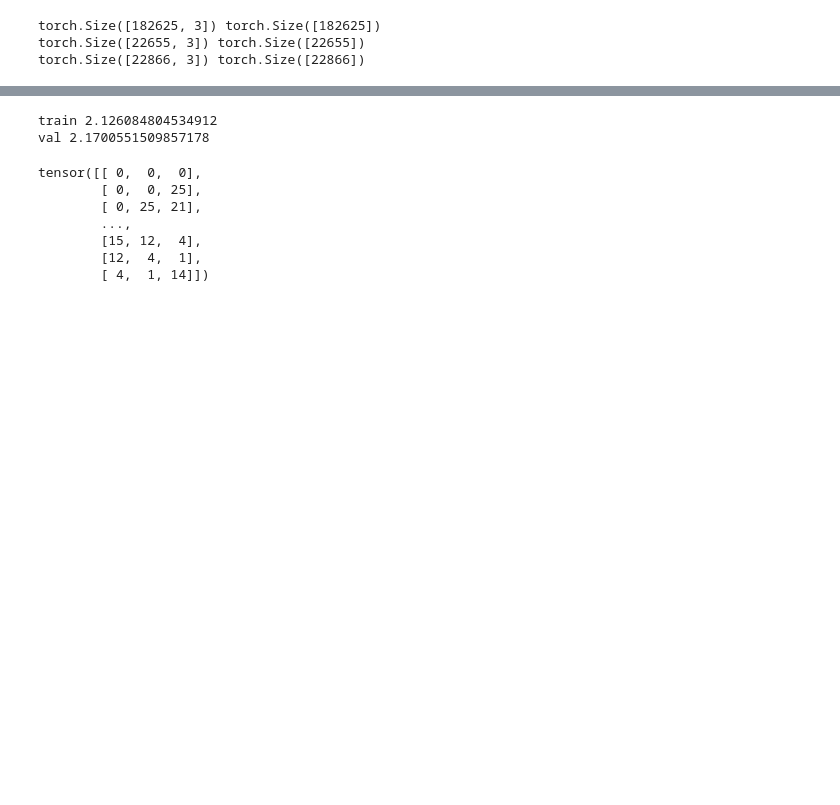
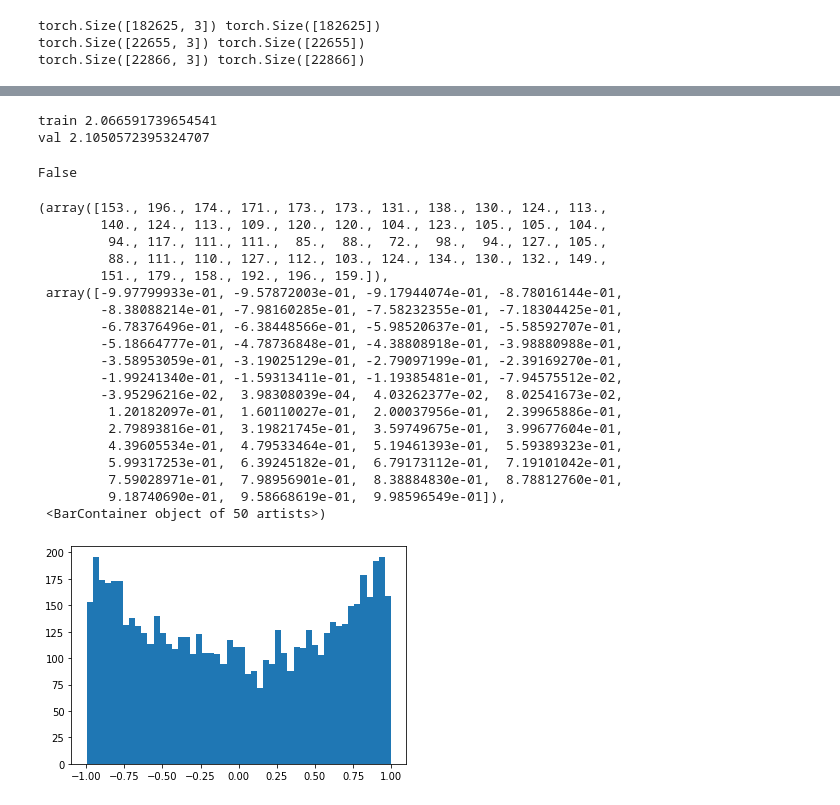
Before and after one commit to eric212chan/makemore, a Jupyter notebook: build_makemore_mlp2.ipynb, the cells around one changed output, grey strips where cells are left out. Drawn from its saved outputs; the diff is of its cells as text; code cells hidden in the pictures; blank space fills up the shorter version.

```diff
--- a/build_makemore_mlp2.ipynb
+++ b/build_makemore_mlp2.ipynb
@@ -79,20 +139,35 @@ batch_size = 32
 lossi = []
 
 for i in range(max_steps):
-    #mini batch
+    #mini batch , randomly select 32 training data with sample replacement
     ix = torch.randint(0, Xtr.shape[0], (batch_size,), generator=g)
     Xb, Yb = Xtr[ix], Ytr[ix]
     #forward pass
-    emb = C[Xb] #embed the chars into vectors
-    embcat = emb.view(emb.shape[0], -1) #concatenate the vectors
-    hpreact = embcat @ W1 + b1 # hidden layer pre-activation
-    h = torch.tanh(hpreact) #hidden layer
-    logits = h @ W2 + b2 # output layer
+    emb = C[Xb] #embed the chars into vectors (32, 3, 10)
+    embcat = emb.view(emb.shape[0], -1)   #concatenate the vectors (32, 30)
+    #Linear layer     we don't need b1 here...bias is governed by bnbias
+    hpreact = embcat @ W1  #+ b1 # hidden layer pre-activation (32, 200), bnbias can replace b1, ie., b1 is redundant
+    #BatchNorm layer - control the statistic of the layer efficiently
+    #----------------------------------------------------------------------
+    bnmeani = hpreact.mean(0, keepdim=True) #(1, 200) mean of currrent batch (32 samples)
+    bnstdi = hpreact.std(0, keepdim=True)   #(1, 200) std of current batch (32 samples)
+
+    hpreact = bngain * (hpreact - bnmeani) / bnstdi + bnbias #batch normalization
+
+    #calibration on the fly besides of training , ie., no grad update and no need post training calabration
+    #smooth update by little bit amount by current batch
+    with torch.no_grad():
+        bnmean_running = 0.999 * bnmean_running + 0.001 * bnmeani
+        bnstd_running = 0.999 * bnstd_running + 0.001 * bnstdi
+    #----------------------------------------------------------------------
+    #Non-linear layer
+    h = torch.tanh(hpreact) #hidden layer (32, 200)
+    logits = h @ W2 + b2 # output layer (32, 27) remember 32 is the batch size (m)
     loss = F.cross_entropy(logits, Yb) #loss function
 
     #backward pass
     for p in parameters:
-        p.grad = None
+        p.grad = None     # initializing all grad to zero b4 backward
     loss.backward()
 
     #update
@@ -116,14 +202,21 @@ plt.plot(lossi)
 # %%
+#evaluate the model performance on train/val dataset
 @torch.no_grad() #this decorator disables gradient tracking
 def split_loss(split):
+
     x, y = {
         'train': (Xtr, Ytr),
         'val': (Xdev, Ydev),
         'test': (Xte, Yte),
     }[split]
-    emb = C[x] #(N, block_size, n_embd)
+
+    emb = C[x] #(N, block_size, n_embd); here N is batch_size
     embcat = emb.view(emb.shape[0], -1) #concat into (N, block_size * n_embd)
-    h = torch.tanh(embcat @ W1 + b1) # (N, n_hidden)
+    hpreact = embcat @ W1 + b1 # hidden layer pre-activation (32, 200)
+    #hpreact = bngain * (hpreact - hpreact.mean(0, keepdim=True)) / hpreact.std(0, keepdim=True) + bnbias #batch normalization
+
+    hpreact = bngain * (hpreact - bnmean_running) / bnstd_running +bnbias
+    h = torch.tanh(hpreact) # (N, n_hidden)
     logits = h @ W2 + b2 #(N, vocab_size)
     loss = F.cross_entropy(logits, y)
     print(split, loss.item())
@@ -131,14 +224,32 @@ def split_loss(split):
 split_loss('train')
 split_loss('val')
 # %% [output]
-train 2.126084804534912
-val 2.1700551509857178
+train 2.066591739654541
+val 2.1050572395324707
+# %%
+h.view(-1).tolist() == 1
+# %% [output]
+False
 # %%
+plt.hist(h.view(-1).tolist(), 50)
 # %% [output]
-tensor([[ 0,  0,  0],
-        [ 0,  0, 25],
-        [ 0, 25, 21],
-        ...,
-        [15, 12,  4],
-        [12,  4,  1],
-        [ 4,  1, 14]])
+(array([153., 196., 174., 171., 173., 173., 131., 138., 130., 124., 113.,
+        140., 124., 113., 109., 120., 120., 104., 123., 105., 105., 104.,
+         94., 117., 111., 111.,  85.,  88.,  72.,  98.,  94., 127., 105.,
+         88., 111., 110., 127., 112., 103., 124., 134., 130., 132., 149.,
+        151., 179., 158., 192., 196., 159.]),
+ array([-9.97799933e-01, -9.57872003e-01, -9.17944074e-01, -8.78016144e-01,
+        -8.38088214e-01, -7.98160285e-01, -7.58232355e-01, -7.18304425e-01,
+        -6.78376496e-01, -6.38448566e-01, -5.98520637e-01, -5.58592707e-01,
+        -5.18664777e-01, -4.78736848e-01, -4.38808918e-01, -3.98880988e-01,
+        -3.58953059e-01, -3.19025129e-01, -2.79097199e-01, -2.39169270e-01,
+        -1.99241340e-01, -1.59313411e-01, -1.19385481e-01, -7.94575512e-02,
+        -3.95296216e-02,  3.98308039e-04,  4.03262377e-02,  8.02541673e-02,
+         1.20182097e-01,  1.60110027e-01,  2.00037956e-01,  2.39965886e-01,
+         2.79893816e-01,  3.19821745e-01,  3.59749675e-01,  3.99677604e-01,
+         4.39605534e-01,  4.79533464e-01,  5.19461393e-01,  5.59389323e-01,
+         5.99317253e-01,  6.39245182e-01,  6.79173112e-01,  7.19101042e-01,
+         7.59028971e-01,  7.98956901e-01,  8.38884830e-01,  8.78812760e-01,
+         9.18740690e-01,  9.58668619e-01,  9.98596549e-01]),
+ <BarContainer object of 50 artists>)
+[figure, added]
```
Also changed, not shown: parts of 19 cells of this notebook.
